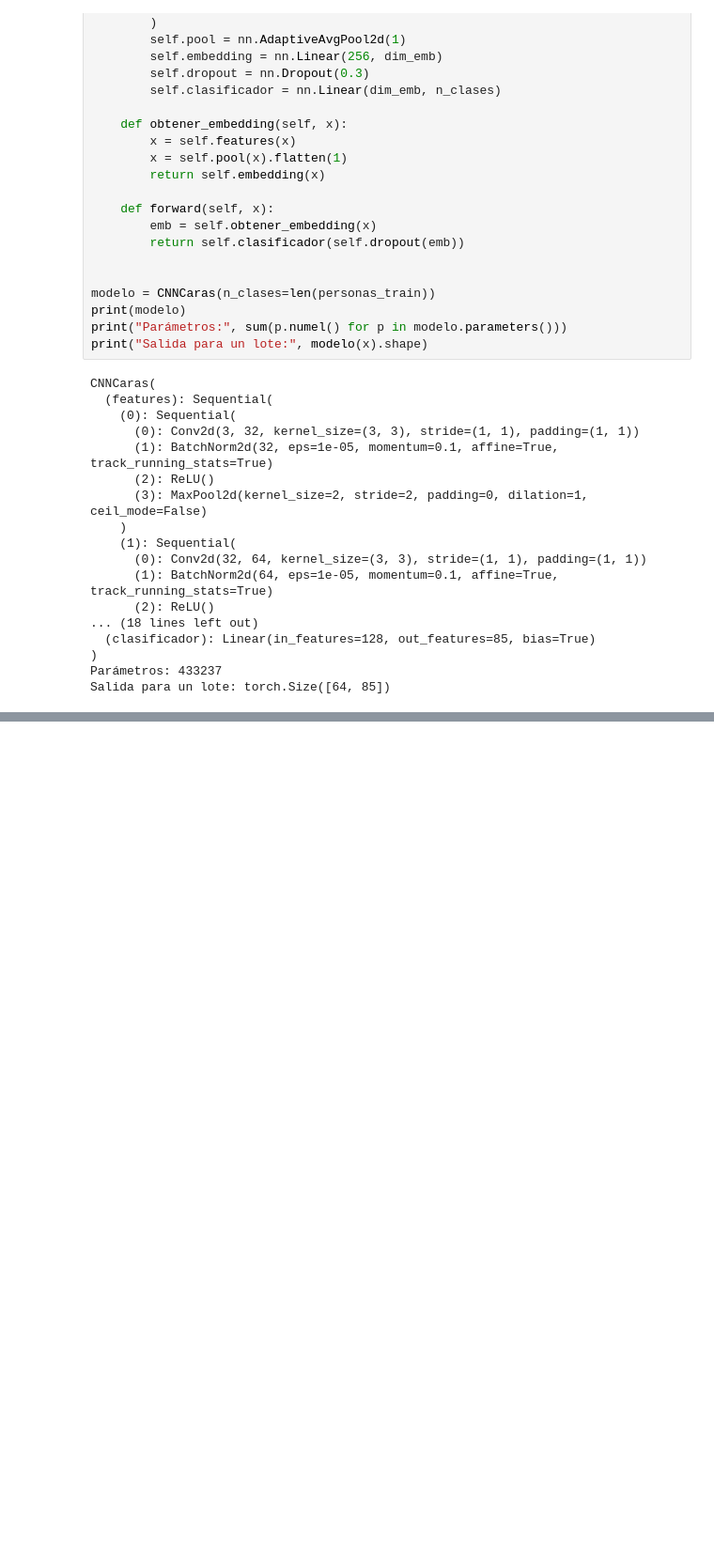
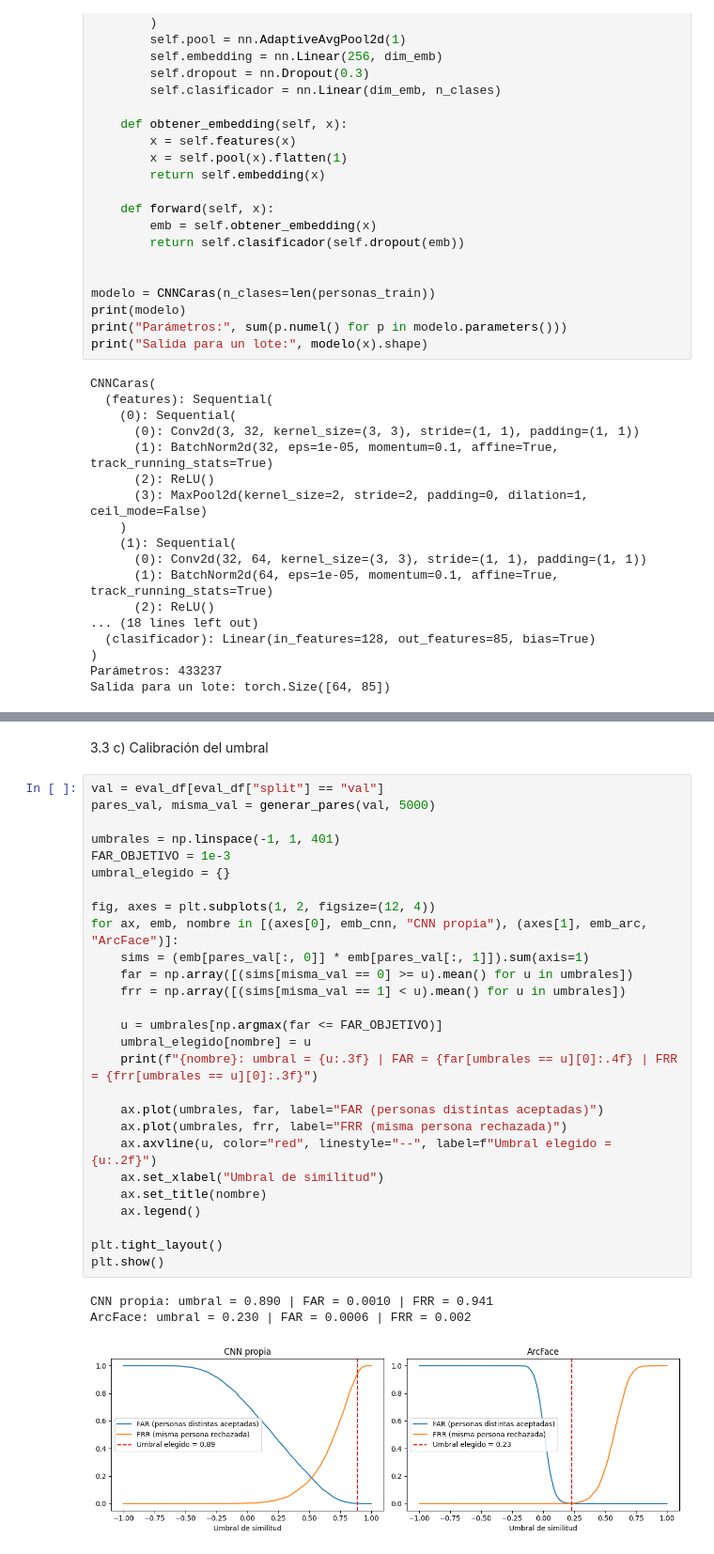
Before and after one commit to bethoven996/tuia-face-recognition-app, a Jupyter notebook: 2-train.ipynb, the cells around one changed output, grey strips where cells are left out. Shown at 94% size. Saved outputs shown, nothing was run; the diff lists cells and outputs as text; blank space fills up the shorter version.

```diff
--- a/2-train.ipynb
+++ b/2-train.ipynb
@@ -213,0 +399,33 @@ KeyboardInterrupt:
+# %% [markdown]
+3.3 c) Calibración del umbral
+# %%
+val = eval_df[eval_df["split"] == "val"]
+pares_val, misma_val = generar_pares(val, 5000)
+
+umbrales = np.linspace(-1, 1, 401)
+FAR_OBJETIVO = 1e-3
+umbral_elegido = {}
+
+fig, axes = plt.subplots(1, 2, figsize=(12, 4))
+for ax, emb, nombre in [(axes[0], emb_cnn, "CNN propia"), (axes[1], emb_arc, "ArcFace")]:
+    sims = (emb[pares_val[:, 0]] * emb[pares_val[:, 1]]).sum(axis=1)
+    far = np.array([(sims[misma_val == 0] >= u).mean() for u in umbrales])
+    frr = np.array([(sims[misma_val == 1] < u).mean() for u in umbrales])
+
+    u = umbrales[np.argmax(far <= FAR_OBJETIVO)]
+    umbral_elegido[nombre] = u
+    print(f"{nombre}: umbral = {u:.3f} | FAR = {far[umbrales == u][0]:.4f} | FRR = {frr[umbrales == u][0]:.3f}")
+
+    ax.plot(umbrales, far, label="FAR (personas distintas aceptadas)")
+    ax.plot(umbrales, frr, label="FRR (misma persona rechazada)")
+    ax.axvline(u, color="red", linestyle="--", label=f"Umbral elegido = {u:.2f}")
+    ax.set_xlabel("Umbral de similitud")
+    ax.set_title(nombre)
+    ax.legend()
+
+plt.tight_layout()
+plt.show()
+# %% [output]
+CNN propia: umbral = 0.890 | FAR = 0.0010 | FRR = 0.941
+ArcFace: umbral = 0.230 | FAR = 0.0006 | FRR = 0.002
+[figure, added]
```
Also changed, not shown: parts of 27 cells of this notebook.
